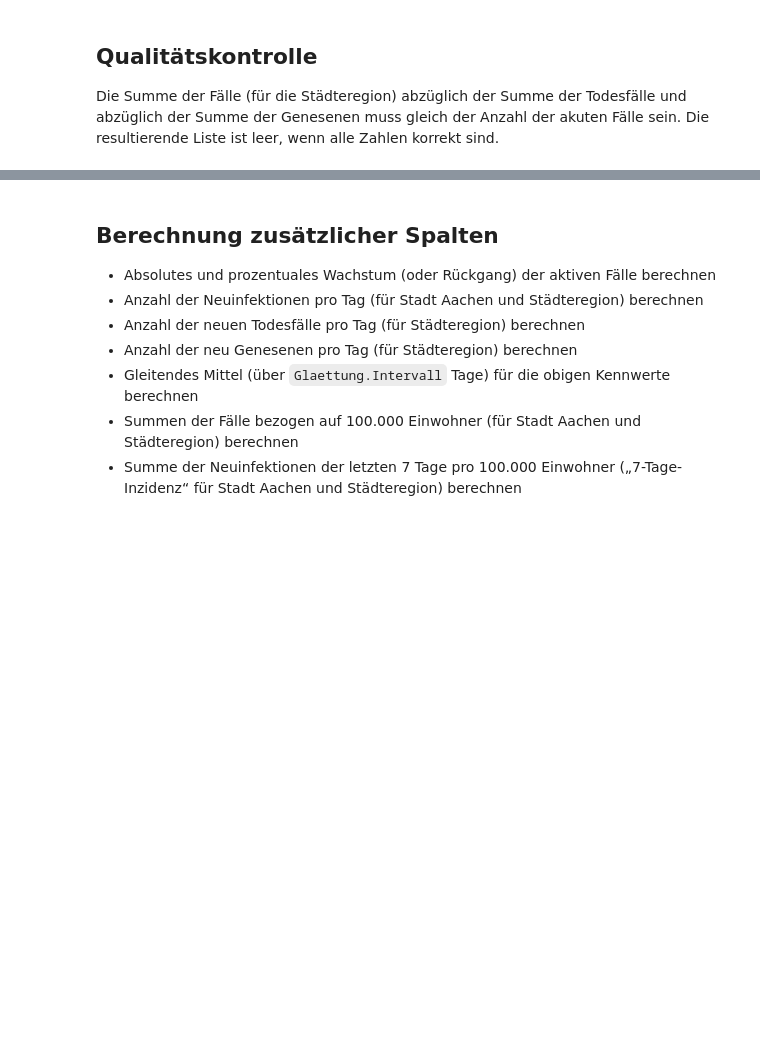
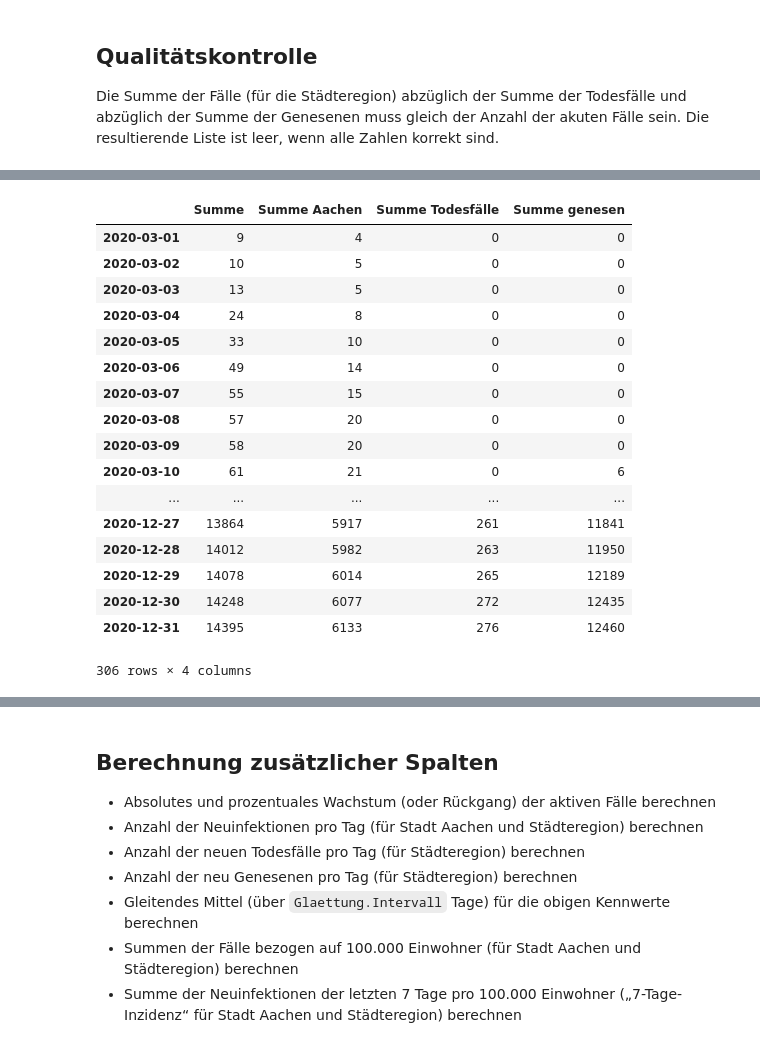
Before and after one commit to MartinHolle/covid-19-statistics-aachen, a Jupyter notebook: c19stats-ac-aufbereitung.ipynb, the cells around one changed output, grey strips where cells are left out. Drawn from its saved outputs; the diff is of its cells as text; code cells hidden in the pictures; blank space fills up the shorter version.

```diff
--- a/c19stats-ac-aufbereitung.ipynb
+++ b/c19stats-ac-aufbereitung.ipynb
@@ -146,0 +120,29 @@ else:
+# %%
+# Hinzufügen von Tagen, für die keine Fallzahlen vorliegen und fehlende Werte ergänzen
+
+# Dataframe neu indizieren: Fehlende Spaltenwerte beim Reindizieren zunächst mit NaN auffüllen
+c19_cases = c19_cases.reindex(pd.date_range(c19_cases.index[0], c19_cases.index[-1]))
+
+# NaN-Spaltenwerte durch lineare Interpolation auffüllen
+c19_cases = c19_cases[['Summe', 'Summe Aachen', 'Summe Todesfälle', 'Summe genesen']].interpolate()
+
+c19_cases
+# %% [output]
+|  | Summe | Summe Aachen | Summe Todesfälle | Summe genesen |
+| 2020-03-01 | 9 | 4 | 0 | 0 |
+| 2020-03-02 | 10 | 5 | 0 | 0 |
+| 2020-03-03 | 13 | 5 | 0 | 0 |
+| 2020-03-04 | 24 | 8 | 0 | 0 |
+| 2020-03-05 | 33 | 10 | 0 | 0 |
+| 2020-03-06 | 49 | 14 | 0 | 0 |
+| 2020-03-07 | 55 | 15 | 0 | 0 |
+| 2020-03-08 | 57 | 20 | 0 | 0 |
+| 2020-03-09 | 58 | 20 | 0 | 0 |
+| 2020-03-10 | 61 | 21 | 0 | 6 |
+| ... | ... | ... | ... | ... |
+| 2020-12-27 | 13864 | 5917 | 261 | 11841 |
+| 2020-12-28 | 14012 | 5982 | 263 | 11950 |
+| 2020-12-29 | 14078 | 6014 | 265 | 12189 |
+| 2020-12-30 | 14248 | 6077 | 272 | 12435 |
+| 2020-12-31 | 14395 | 6133 | 276 | 12460 |
+306 rows × 4 columns
```
Also changed, not shown: parts of 11 cells of this notebook, 1 other file.
